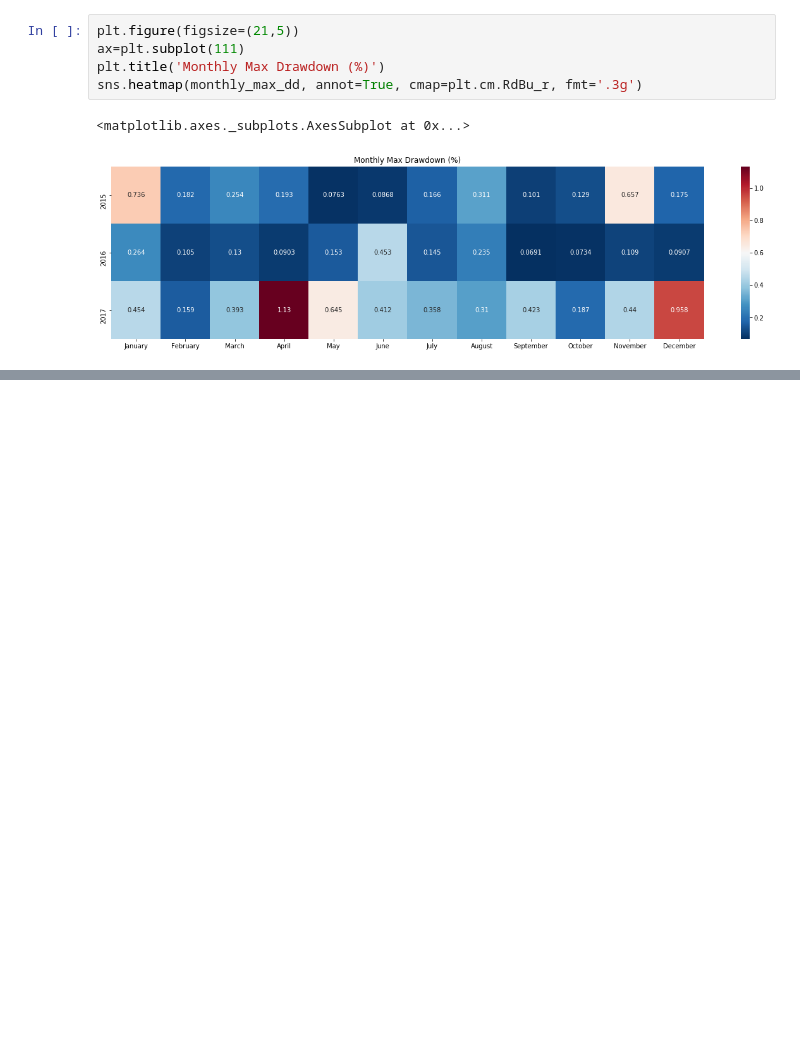
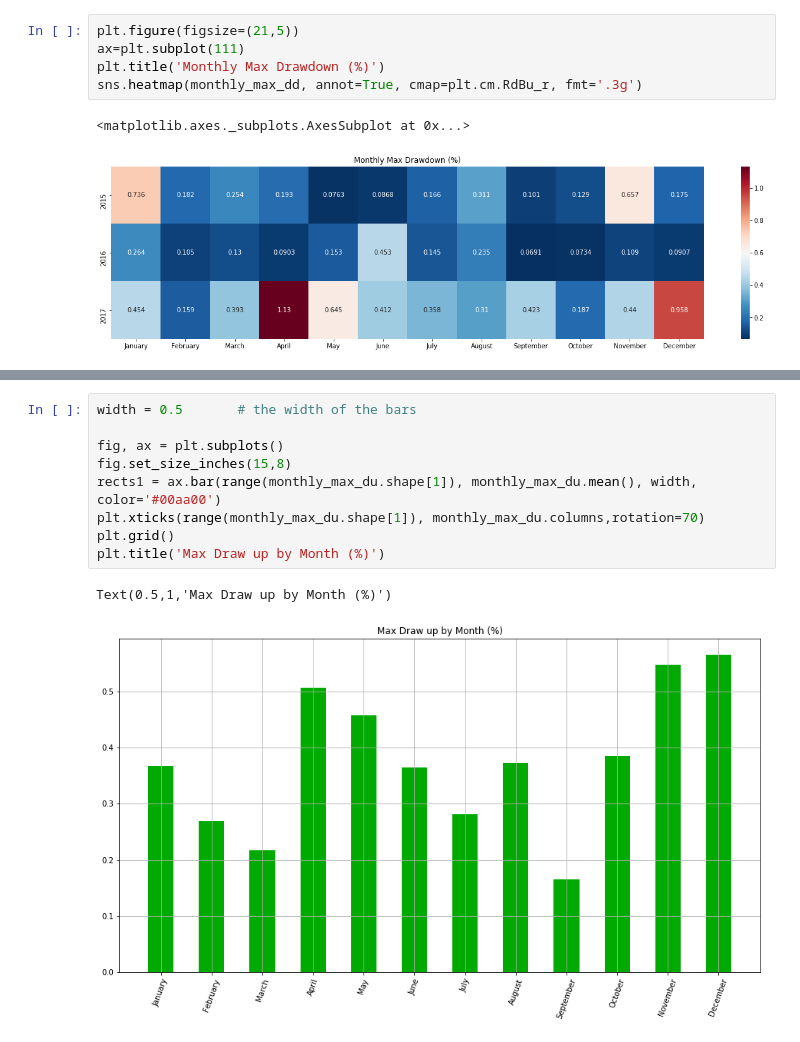
Before and after one commit to shayanrc/Crypto-Analysis, a Jupyter notebook: BTCUSD_Historical_Analysis.ipynb, the cells around one changed output, grey strips where cells are left out. Drawn from its saved outputs; the diff is of its cells as text; blank space fills up the shorter version.

```diff
--- a/BTCUSD_Historical_Analysis.ipynb
+++ b/BTCUSD_Historical_Analysis.ipynb
@@ -188,0 +237,12 @@ Text(0.5,1,'Max Draw Down by Month (%)')
+# %%
+width = 0.5       # the width of the bars
+
+fig, ax = plt.subplots()
+fig.set_size_inches(15,8)
+rects1 = ax.bar(range(monthly_max_du.shape[1]), monthly_max_du.mean(), width, color='#00aa00')
+plt.xticks(range(monthly_max_du.shape[1]), monthly_max_du.columns,rotation=70)
+plt.grid()
+plt.title('Max Draw up by Month (%)')
+# %% [output]
+Text(0.5,1,'Max Draw up by Month (%)')
+[figure, added]
```
Also changed, not shown: parts of 9 cells of this notebook.
